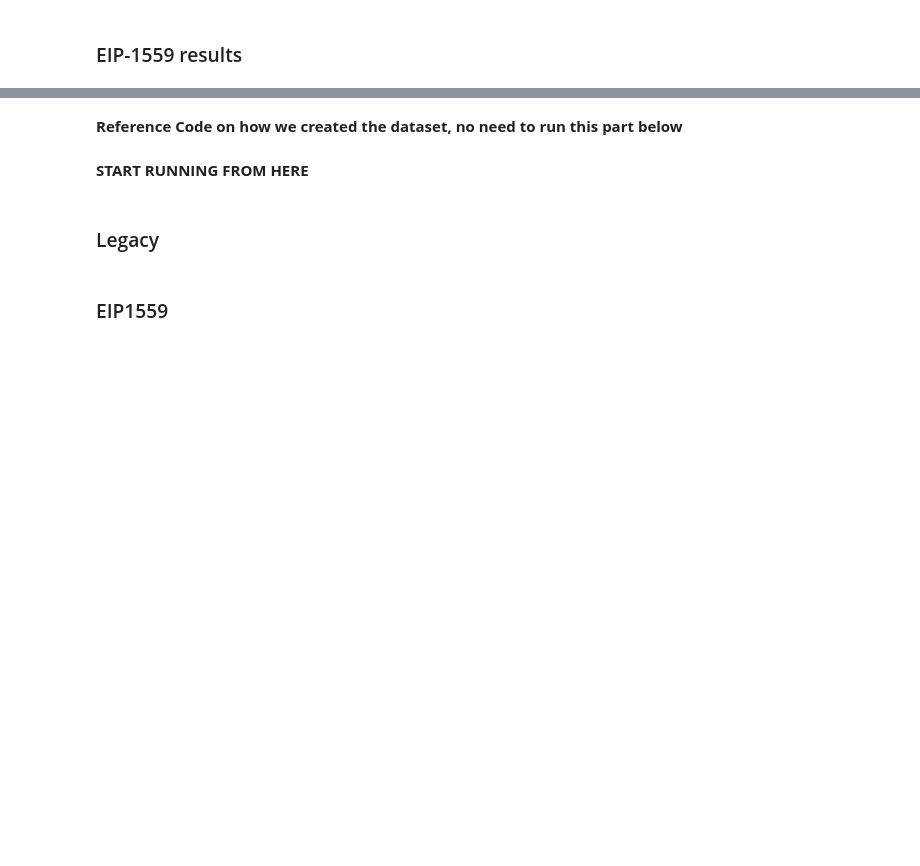
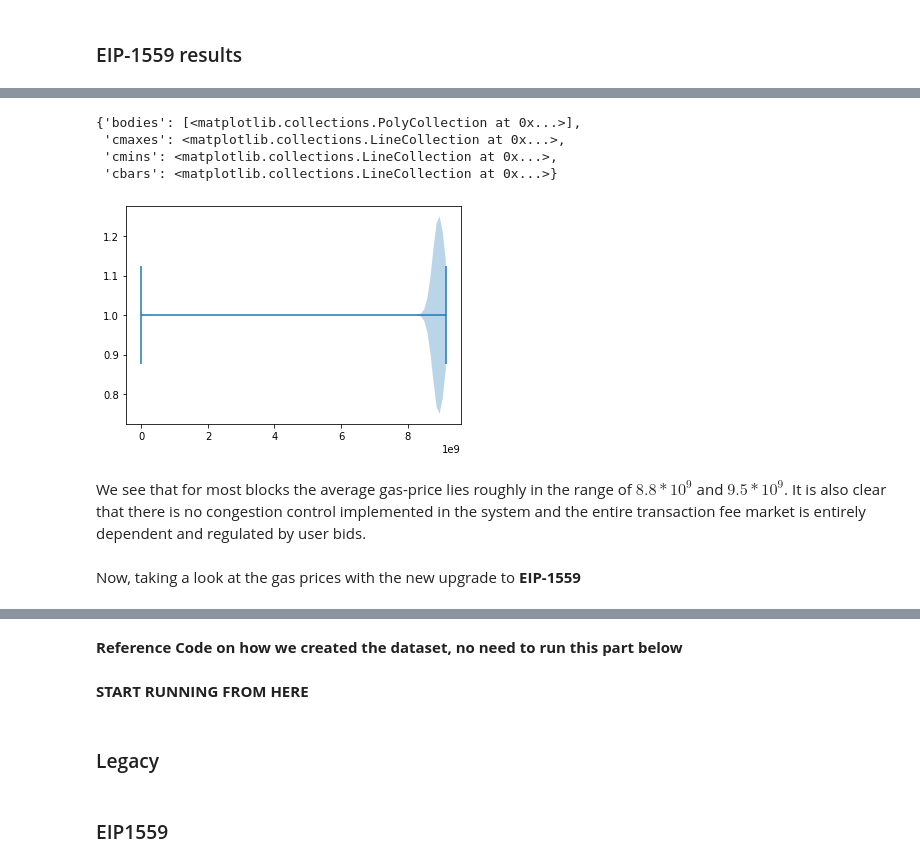
Before and after one commit to SHSR2001/abm1559, a Jupyter notebook: sma_project/main_notebook.ipynb, the cells around one changed output, grey strips where cells are left out. Drawn from its saved outputs; the diff is of its cells as text; code cells hidden in the pictures; blank space fills up the shorter version.

```diff
--- a/sma_project/main_notebook.ipynb
+++ b/sma_project/main_notebook.ipynb
@@ -640,0 +572,12 @@ df2["avg_tip"].hist(bins = 10)
+# %%
+plt.violinplot(df1['avg_gas_price'], vert = False)
+# %% [output]
+{'bodies': [<matplotlib.collections.PolyCollection at 0x...>],
+ 'cmaxes': <matplotlib.collections.LineCollection at 0x...>,
+ 'cmins': <matplotlib.collections.LineCollection at 0x...>,
+ 'cbars': <matplotlib.collections.LineCollection at 0x...>}
+[figure, added]
+# %% [markdown]
+We see that for most blocks the average gas-price lies roughly in the range of $8.8*10^{9}$ and $9.5*10^{9}$. It is also clear that there is no congestion control implemented in the system and the entire transaction fee market is entirely dependent and regulated by user bids.
+# %% [markdown]
+Now, taking a look at the gas prices with the new upgrade to **EIP-1559**
```
Also changed, not shown: parts of 75 cells of this notebook.
